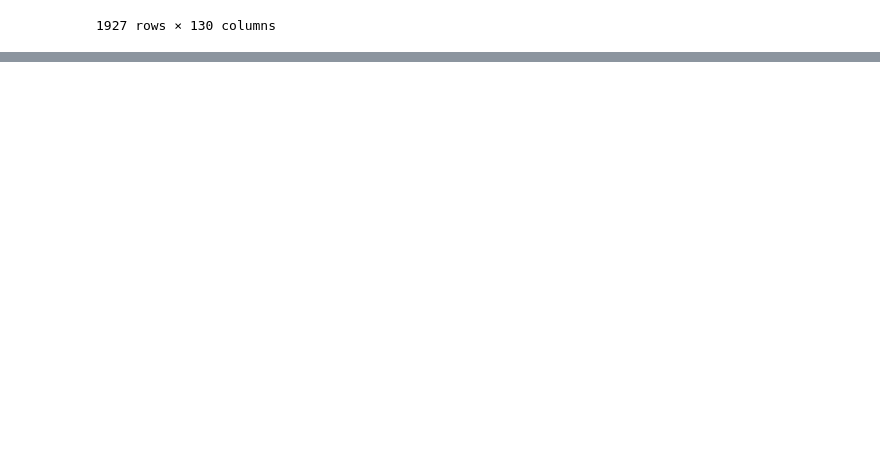
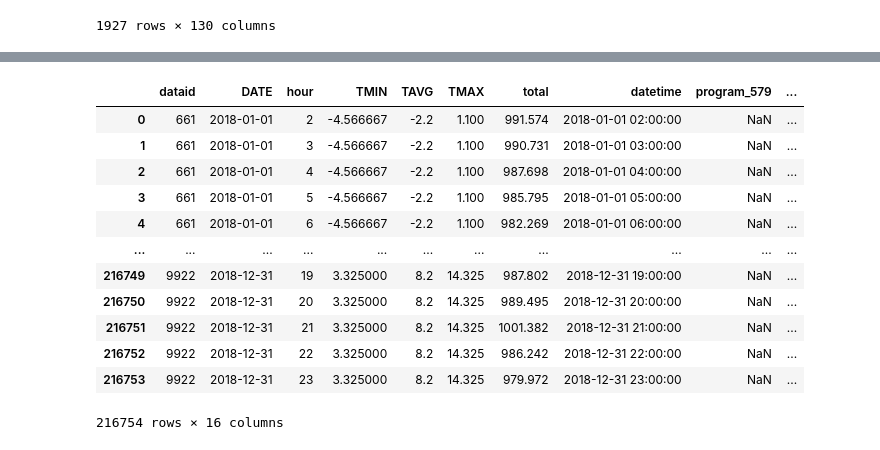
Before and after one commit to david5010/NMEC-Using-DL, a Jupyter notebook: notebooks/austin_15min.ipynb, the cells around one changed output, grey strips where cells are left out. Cells and saved outputs as stored; diff of their text form; code cells hidden in the pictures; blank space fills up the shorter version.

Commit message:
Seperating houses in program_baseline

```diff
--- a/notebooks/austin_15min.ipynb
+++ b/notebooks/austin_15min.ipynb
@@ -141,4 +194,0 @@ metadata[metadata['dataid'] == '661'].iloc[:, 10:]
-# %%
-for i,col in enumerate(metadata.columns):
-    if 'program' in col:
-        print(f'{col}: {metadata.iloc[0, i]}\n')
@@ -160,0 +195,5 @@ program_shines: This field will show 'yes' if this participant is part of Shines
+# %%
+program_cols = [col for col in metadata.columns if 'program' in col]
+programs_meta = metadata.loc[1:, ['dataid'] + program_cols]
+programs_meta['dataid'] = programs_meta['dataid'].astype(int)
+programs_red = programs_meta[programs_meta['dataid'].isin(df_filtered['dataid'].unique())]
@@ -160,0 +224,17 @@ program_shines: This field will show 'yes' if this participant is part of Shines
+# %%
+merged = pd.merge(df_filtered, programs_meta, on = 'dataid', how = 'inner')
+merged
+# %% [output]
+|  | dataid | DATE | hour | TMIN | TAVG | TMAX | total | datetime | program_579 | ... |
+| 0 | 661 | 2018-01-01 | 2 | -4.566667 | -2.2 | 1.100 | 991.574 | 2018-01-01 02:00:00 | NaN | ... |
+| 1 | 661 | 2018-01-01 | 3 | -4.566667 | -2.2 | 1.100 | 990.731 | 2018-01-01 03:00:00 | NaN | ... |
+| 2 | 661 | 2018-01-01 | 4 | -4.566667 | -2.2 | 1.100 | 987.698 | 2018-01-01 04:00:00 | NaN | ... |
+| 3 | 661 | 2018-01-01 | 5 | -4.566667 | -2.2 | 1.100 | 985.795 | 2018-01-01 05:00:00 | NaN | ... |
+| 4 | 661 | 2018-01-01 | 6 | -4.566667 | -2.2 | 1.100 | 982.269 | 2018-01-01 06:00:00 | NaN | ... |
+| ... | ... | ... | ... | ... | ... | ... | ... | ... | ... | ... |
+| 216749 | 9922 | 2018-12-31 | 19 | 3.325000 | 8.2 | 14.325 | 987.802 | 2018-12-31 19:00:00 | NaN | ... |
+| 216750 | 9922 | 2018-12-31 | 20 | 3.325000 | 8.2 | 14.325 | 989.495 | 2018-12-31 20:00:00 | NaN | ... |
+| 216751 | 9922 | 2018-12-31 | 21 | 3.325000 | 8.2 | 14.325 | 1001.382 | 2018-12-31 21:00:00 | NaN | ... |
+| 216752 | 9922 | 2018-12-31 | 22 | 3.325000 | 8.2 | 14.325 | 986.242 | 2018-12-31 22:00:00 | NaN | ... |
+| 216753 | 9922 | 2018-12-31 | 23 | 3.325000 | 8.2 | 14.325 | 979.972 | 2018-12-31 23:00:00 | NaN | ... |
+216754 rows × 16 columns
```
Also changed, not shown: parts of 30 cells of this notebook, 1 other file.
